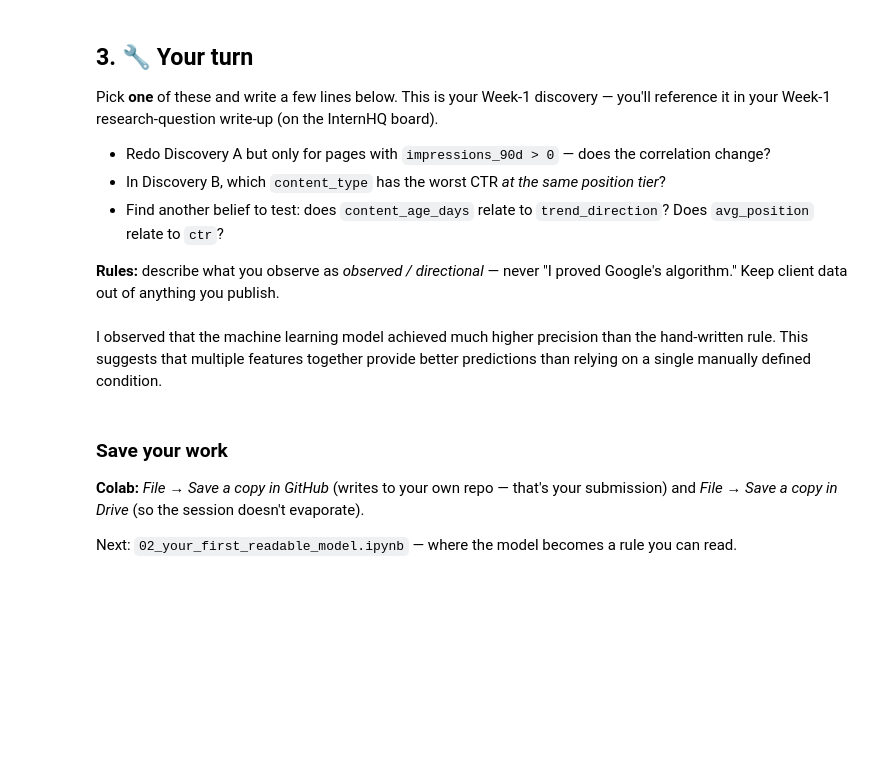
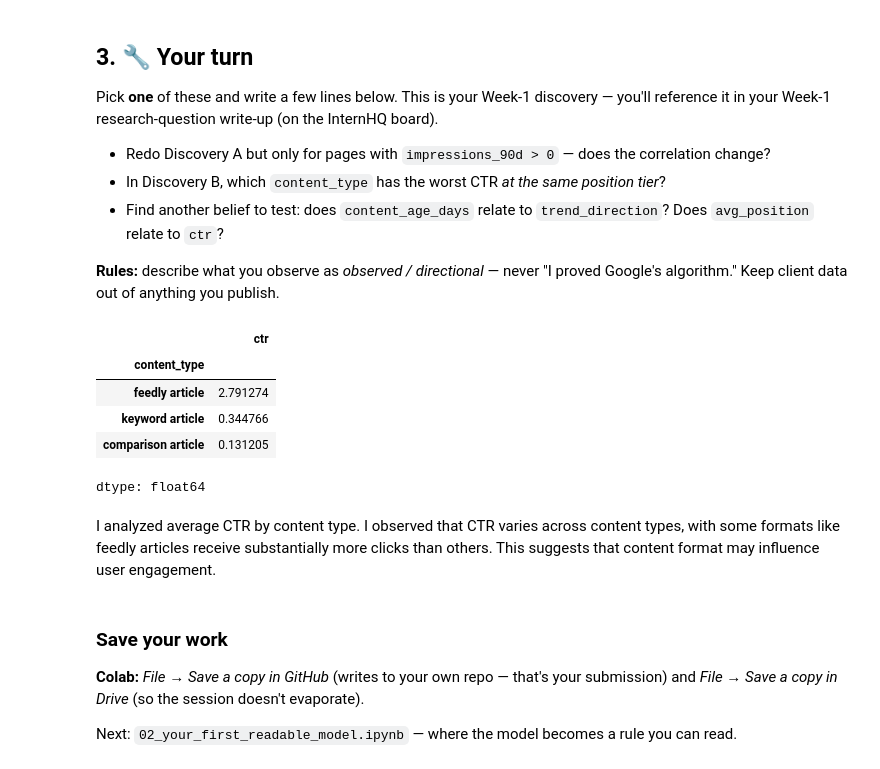
Before and after one commit to mansi-cs/flyrank-ml-internship, a Jupyter notebook: notebooks/01_first_look_and_discovery.ipynb, the cells around one changed output. Cells and saved outputs as stored; diff of their text form; code cells hidden in the pictures; blank space fills up the shorter version.

```diff
--- a/notebooks/01_first_look_and_discovery.ipynb
+++ b/notebooks/01_first_look_and_discovery.ipynb
@@ -151,8 +151,17 @@ Pick **one** of these and write a few lines below. This is your Week-1 discovery
 - Find another belief to test: does `content_age_days` relate to `trend_direction`? Does `avg_position` relate to `ctr`?
 
 **Rules:** describe what you observe as *observed / directional* — never "I proved Google's algorithm." Keep client data out of anything you publish.
-# %% [markdown]
-I observed that the machine learning model achieved much higher precision than the hand-written rule. This suggests that multiple features together provide better predictions than relying on a single manually defined condition.
+# %%
+df.groupby("content_type")["ctr"].mean().sort_values(ascending=False)
+# %% [output]
+|  | ctr |
+| content_type |  |
+| feedly article | 2.791274 |
+| keyword article | 0.344766 |
+| comparison article | 0.131205 |
+dtype: float64
+# %% [markdown]
+I analyzed average CTR by content type. I observed that CTR varies across content types, with some formats like feedly articles receive substantially more clicks than others. This suggests that content format may influence user engagement.
 # %% [markdown]
 ### Save your work
 **Colab:** *File → Save a copy in GitHub* (writes to your own repo — that's your submission) and *File → Save a copy in Drive* (so the session doesn't evaporate).
```
Also changed, not shown: parts of 2 cells of this notebook.
